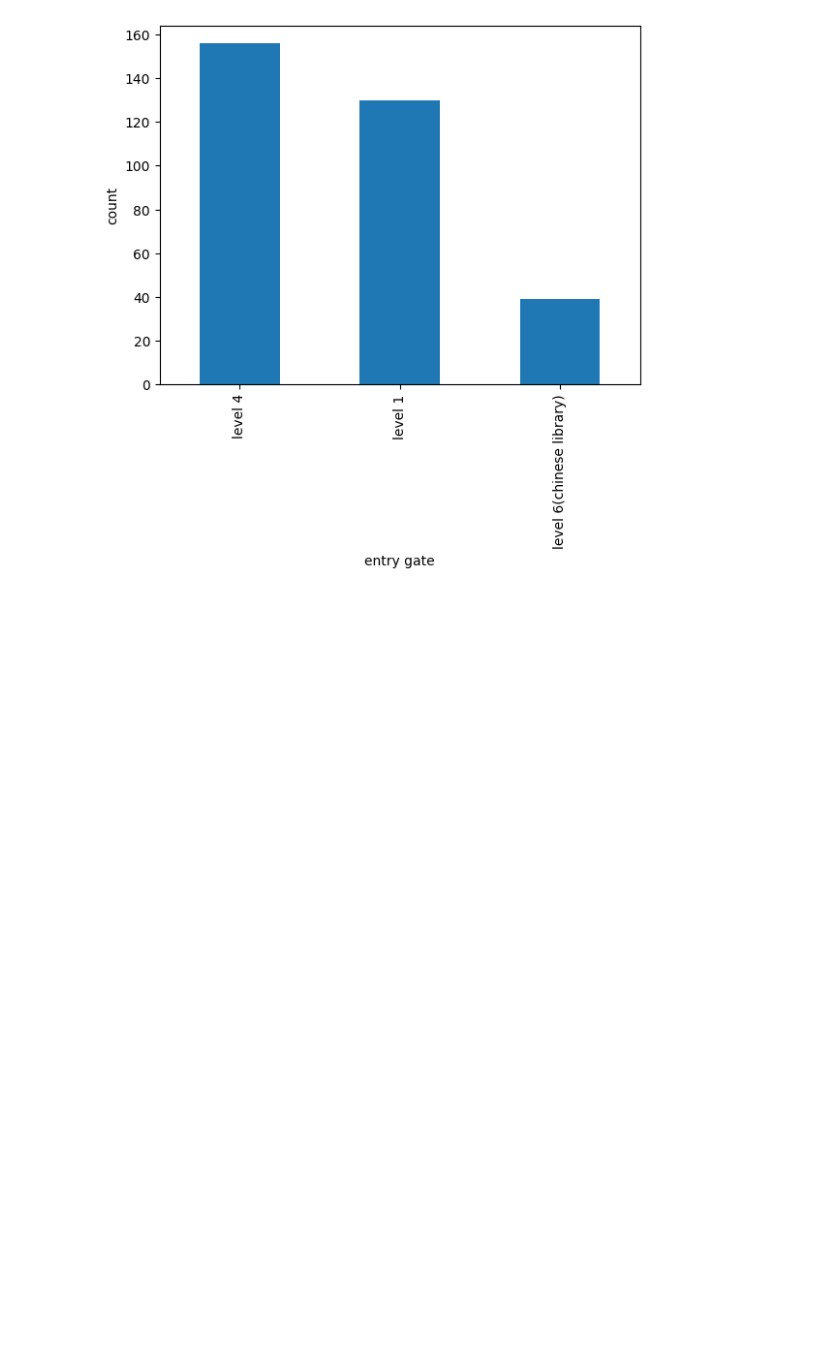
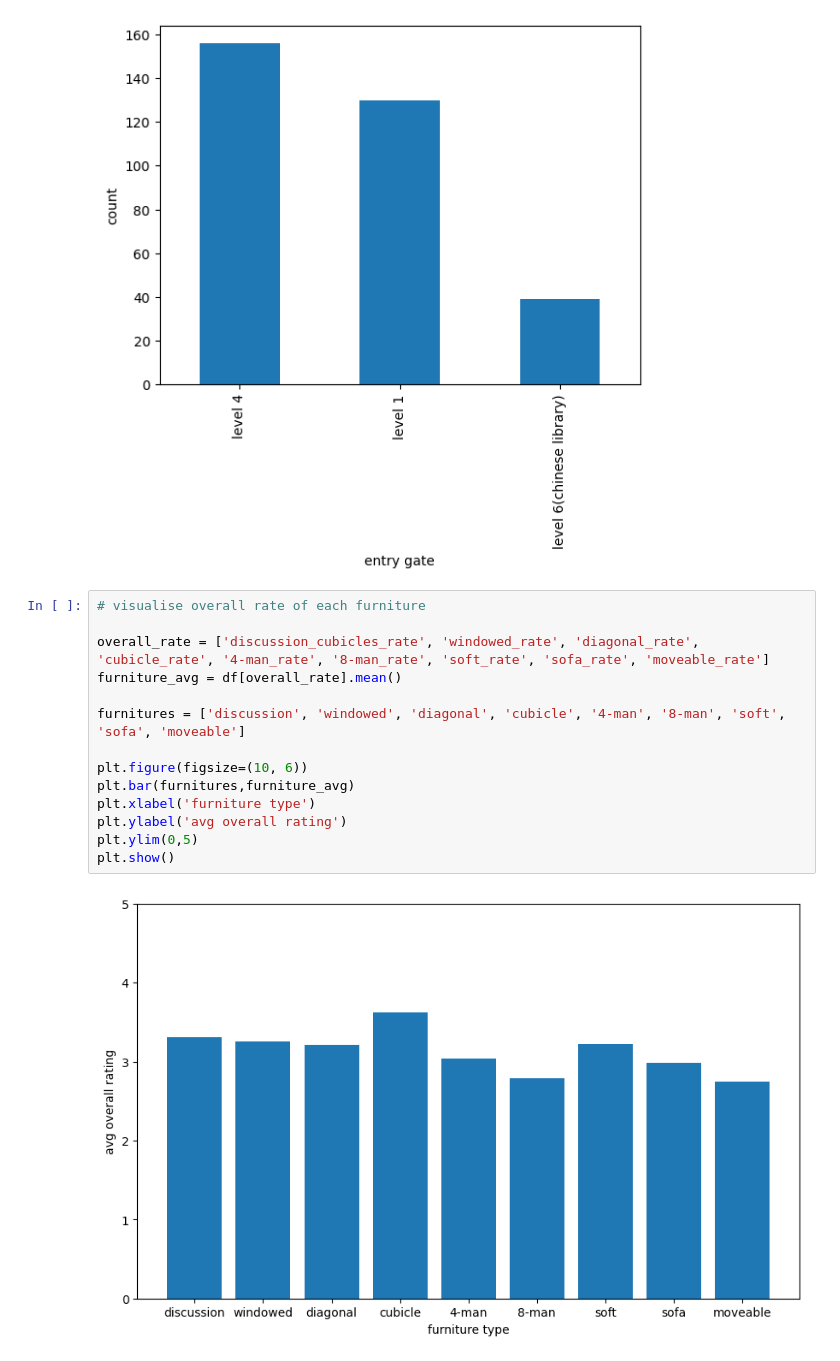
Before and after one commit to chriskbs/DSA3101, a Jupyter notebook: notebooks/survey_trend.ipynb, the cells around one changed output. Cells and saved outputs as stored; diff of their text form; blank space fills up the shorter version.

```diff
--- a/notebooks/survey_trend.ipynb
+++ b/notebooks/survey_trend.ipynb
@@ -90,3 +94,19 @@ plt.ylabel('count')
 plt.show()
 # %% [output]
 [figure]
+# %%
+# visualise overall rate of each furniture
+
+overall_rate = ['discussion_cubicles_rate', 'windowed_rate', 'diagonal_rate', 'cubicle_rate', '4-man_rate', '8-man_rate', 'soft_rate', 'sofa_rate', 'moveable_rate']
+furniture_avg = df[overall_rate].mean()
+
+furnitures = ['discussion', 'windowed', 'diagonal', 'cubicle', '4-man', '8-man', 'soft', 'sofa', 'moveable']
+
+plt.figure(figsize=(10, 6))
+plt.bar(furnitures,furniture_avg)
+plt.xlabel('furniture type')
+plt.ylabel('avg overall rating')
+plt.ylim(0,5)
+plt.show()
+# %% [output]
+[figure, added]
```
Also changed, not shown: parts of 19 cells of this notebook.
